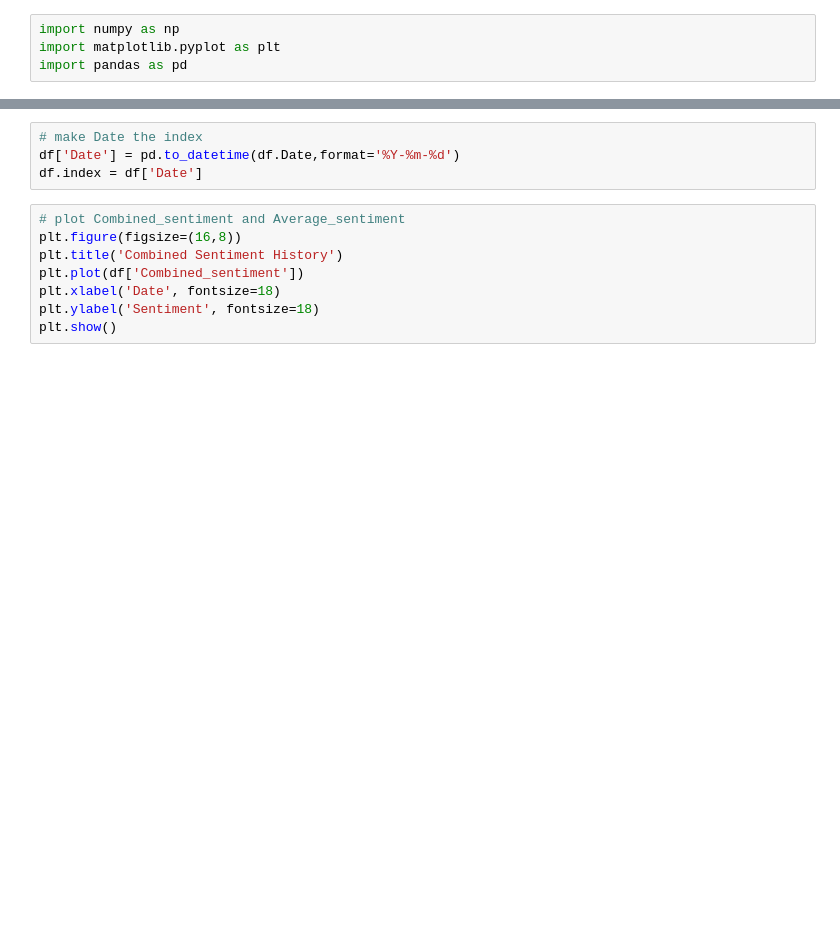
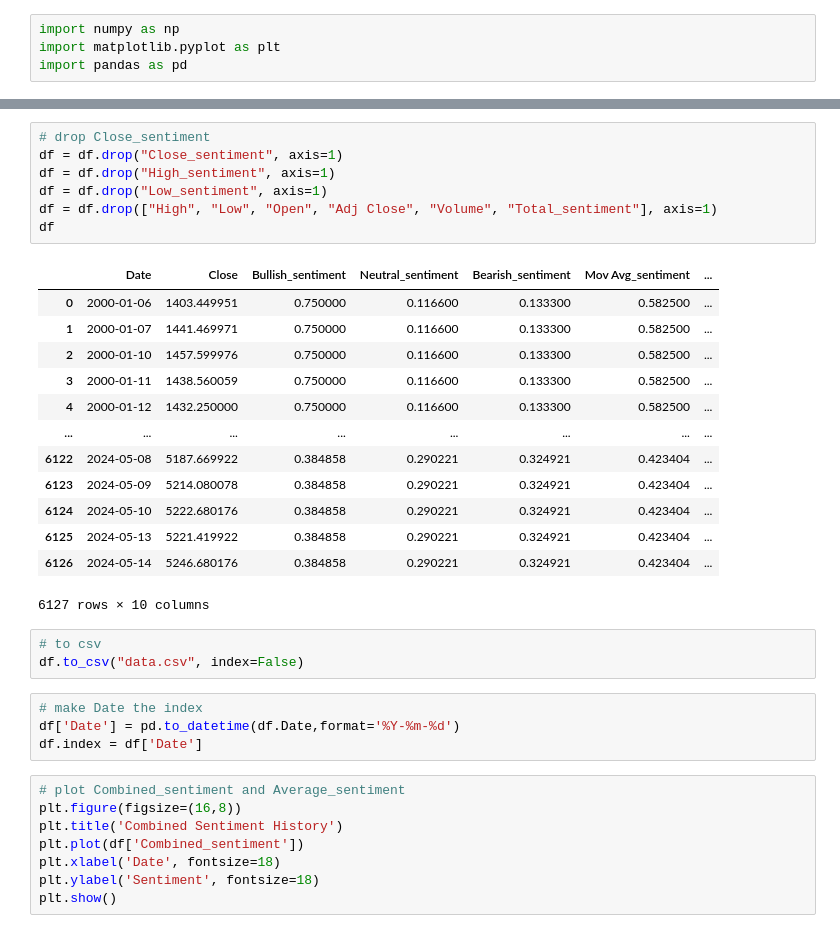
Before and after one commit to FabianBB/sentiment, a Jupyter notebook: 1 look at data.ipynb, the cells around one changed output, grey strips where cells are left out. Saved outputs shown, nothing was run; the diff lists cells and outputs as text; blank space fills up the shorter version.

Commit message:
new data

```diff
--- a/1 look at data.ipynb
+++ b/1 look at data.ipynb
@@ -15,3 +15,27 @@ df.head(5)
+# %%
+# drop Close_sentiment
+df = df.drop("Close_sentiment", axis=1)
+df = df.drop("High_sentiment", axis=1)
+df = df.drop("Low_sentiment", axis=1)
+df = df.drop(["High", "Low", "Open", "Adj Close", "Volume", "Total_sentiment"], axis=1)
+df
+# %% [output]
+|  | Date | Close | Bullish_sentiment | Neutral_sentiment | Bearish_sentiment | Mov Avg_sentiment | ... |
+| 0 | 2000-01-06 | 1403.449951 | 0.750000 | 0.116600 | 0.133300 | 0.582500 | ... |
+| 1 | 2000-01-07 | 1441.469971 | 0.750000 | 0.116600 | 0.133300 | 0.582500 | ... |
+| 2 | 2000-01-10 | 1457.599976 | 0.750000 | 0.116600 | 0.133300 | 0.582500 | ... |
+| 3 | 2000-01-11 | 1438.560059 | 0.750000 | 0.116600 | 0.133300 | 0.582500 | ... |
+| 4 | 2000-01-12 | 1432.250000 | 0.750000 | 0.116600 | 0.133300 | 0.582500 | ... |
+| ... | ... | ... | ... | ... | ... | ... | ... |
+| 6122 | 2024-05-08 | 5187.669922 | 0.384858 | 0.290221 | 0.324921 | 0.423404 | ... |
+| 6123 | 2024-05-09 | 5214.080078 | 0.384858 | 0.290221 | 0.324921 | 0.423404 | ... |
+| 6124 | 2024-05-10 | 5222.680176 | 0.384858 | 0.290221 | 0.324921 | 0.423404 | ... |
+| 6125 | 2024-05-13 | 5221.419922 | 0.384858 | 0.290221 | 0.324921 | 0.423404 | ... |
+| 6126 | 2024-05-14 | 5246.680176 | 0.384858 | 0.290221 | 0.324921 | 0.423404 | ... |
+6127 rows × 10 columns
+# %%
+# to csv
+df.to_csv("data.csv", index=False)
 # %%
 # make Date the index
 df['Date'] = pd.to_datetime(df.Date,format='%Y-%m-%d')
```
Also changed, not shown: parts of 1 cell of this notebook, 2 other files.
